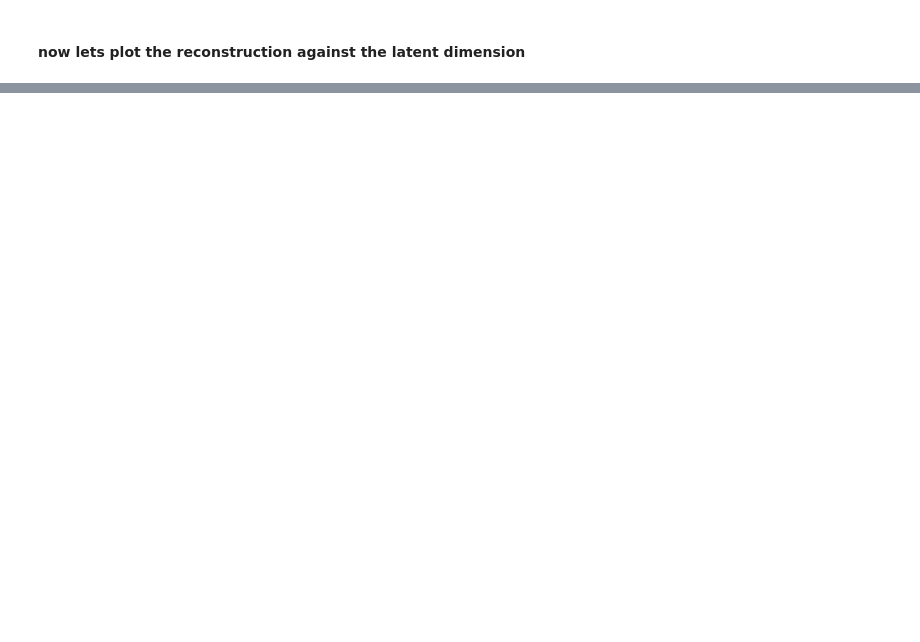
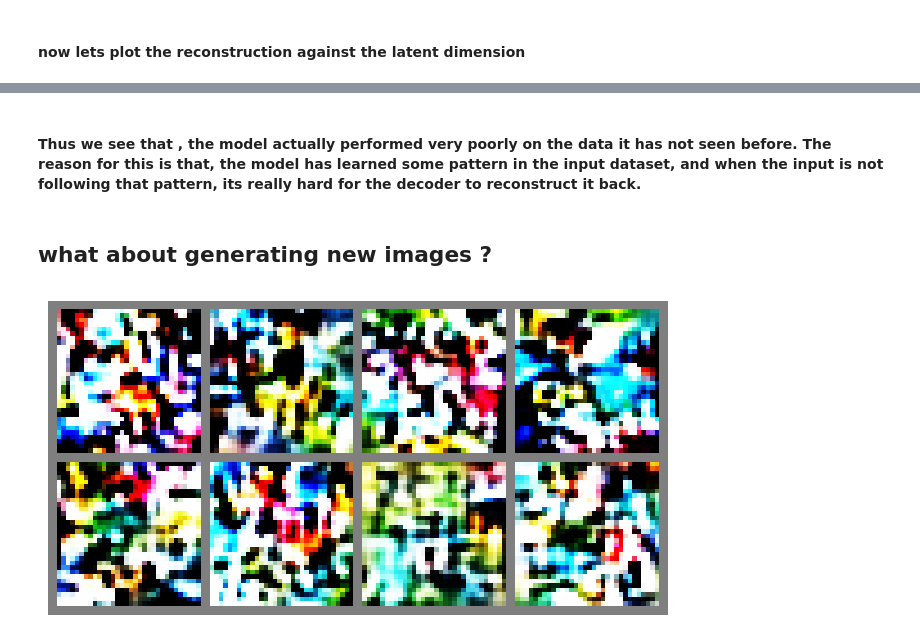
Before and after one commit to Yub-S/deep_generative_models, a Jupyter notebook: autoencoder.ipynb, the cells around one changed output, grey strips where cells are left out. Cells and saved outputs as stored; diff of their text form; code cells hidden in the pictures; blank space fills up the shorter version.

```diff
--- a/autoencoder.ipynb
+++ b/autoencoder.ipynb
@@ -350,0 +426,20 @@ plt.show()
+# %% [markdown]
+#### Thus we see that , the model actually performed very poorly on the data it has not seen before. The reason for this is that, the model has learned some pattern in the input dataset, and when the input is not following that pattern, its really hard for the decoder to reconstruct it back.
+# %% [markdown]
+## what about generating new images ?
+# %%
+# lets pass a random latent vectors into the decoder and see what it generates.
+model = model_dict[384]["model"]
+latent_vectors = torch.randn(8, model.hparams.latent_dim, device=model.device)
+with torch.no_grad():
+    imgs = model.decoder(latent_vectors)
+    imgs = imgs.cpu()
+
+grid = torchvision.utils.make_grid(imgs, nrow=4, normalize=True, pad_value=0.5)
+grid = grid.permute(1, 2,0)
+plt.figure(figsize=(8,5))
+plt.imshow(grid)
+plt.axis('off')
+plt.show()
+# %% [output]
+[figure, added]
```
Also changed, not shown: parts of 10 cells of this notebook.
